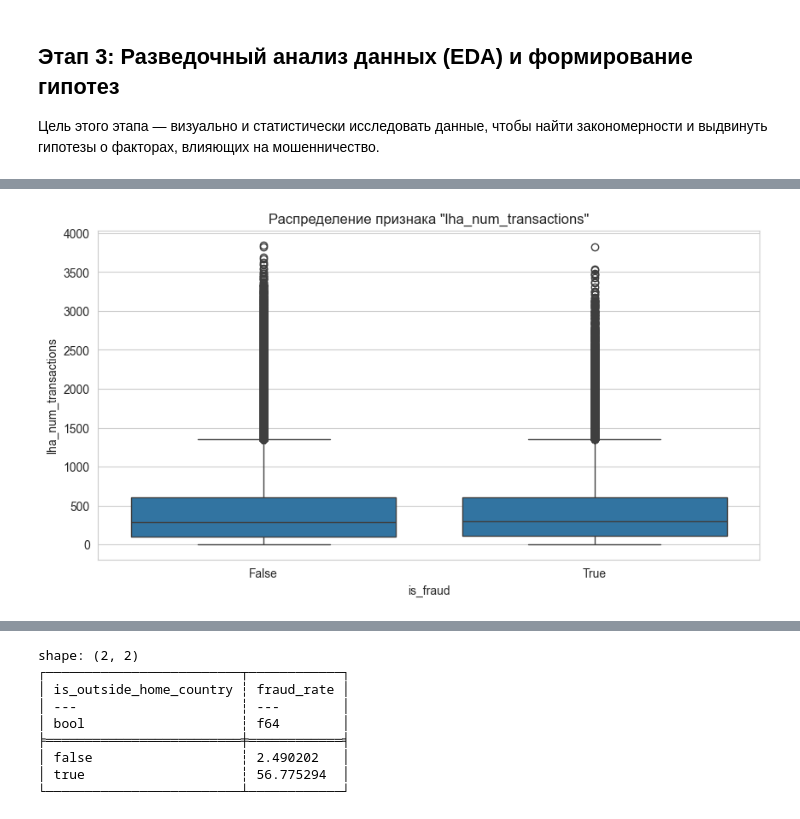
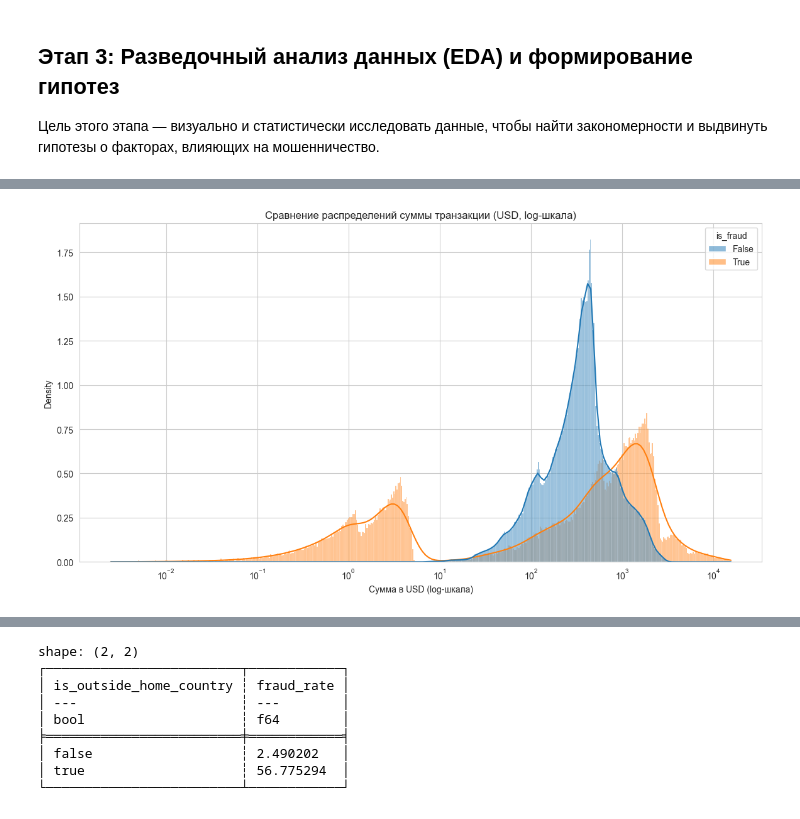
Before and after one commit to tw1nflame/itmo_analysis, a Jupyter notebook: final.ipynb, the cells around one changed output, grey strips where cells are left out. Drawn from its saved outputs; the diff is of its cells as text; code cells hidden in the pictures.

```diff
--- a/final.ipynb
+++ b/final.ipynb
@@ -148,64 +148,93 @@ shape: (5, 32)
 
 Цель этого этапа — визуально и статистически исследовать данные, чтобы найти закономерности и выдвинуть гипотезы о факторах, влияющих на мошенничество.
 # %%
+# Импортируем Plotly для улучшенных графиков
+import plotly.express as px
+import matplotlib.pyplot as plt
+import seaborn as sns
+
 # --- 3.1 Анализ целевой переменной is_fraud ---
+print("--- 3.1 Анализ целевой переменной ---")
 fraud_counts = df_full['is_fraud'].value_counts()
 fig_pie = px.pie(
     names=fraud_counts['is_fraud'],
     values=fraud_counts['count'],
-    title='Соотношение мошеннических и легитимных транзакций',
+    title='Соотношение мошеннических (True) и легитимных (False) транзакций',
     hole=0.3
 )
 fig_pie.update_traces(textposition='inside', textinfo='percent+label')
-# fig_pie.show()
+fig_pie.show()
+
 
 # --- 3.2 Анализ числовых признаков ---
+print("\n--- 3.2 Анализ числовых признаков ---")
+# Для ускорения визуализации будем использовать сэмпл данных
 df_sample_pd = df_full.sample(fraction=0.1, seed=42).to_pandas()
 
+# ВАШ ОРИГИНАЛЬНЫЙ ГРАФИК BOXPLOT (ВОССТАНОВЛЕН)
 plt.figure(figsize=(14, 7))
 sns.boxplot(data=df_sample_pd, x='is_fraud', y='amount_usd')
-plt.title('Распределение суммы транзакции (USD) для мошеннических и легитимных операций')
+plt.title('Распределение суммы транзакции (USD) для мошеннических и легитимных операций (Boxplot)')
 plt.yscale('log') # Используем логарифмическую шкалу из-за выбросов
-# plt.show()
+plt.show()
 
+# УЛУЧШЕННЫЙ ГРАФИК HISTPLOT ДЛЯ СРАВНЕНИЯ РАСПРЕДЕЛЕНИЙ
+plt.figure(figsize=(14, 7))
+sns.histplot(data=df_sample_pd, x='amount_usd', hue='is_fraud', kde=True,
+             common_norm=False, stat='density', log_scale=True)
+plt.title('Сравнение распределений суммы транзакции (USD, log-шкала)')
+plt.xlabel('Сумма в USD (log-шкала)')
+plt.show()
+
+# ВАШИ ОРИГИНАЛЬНЫЕ ГРАФИКИ LHA_FEATURES (ВОССТАНОВЛЕНЫ)
 lha_features = ['lha_num_transactions', 'lha_total_amount', 'lha_unique_merchants']
 for feature in lha_features:
     plt.figure(figsize=(10, 5))
     sns.boxplot(data=df_sample_pd, x='is_fraud', y=feature)
     plt.title(f'Распределение признака "{feature}"')
-    # plt.show()
+    plt.show()
+
 
 # --- 3.3 Анализ категориальных признаков ---
-def analyze_fraud_rate_by_category(df: pl.DataFrame, category_col: str, top_n: int = 15):
+print("\n--- 3.3 Анализ категориальных признаков ---")
+# --- УЛУЧШЕННАЯ ФУНКЦИЯ ДЛЯ ГРАФИКОВ ---
+def analyze_fraud_rate_by_category(df: pl.DataFrame, category_col: str, title: str):
+    """Вспомогательная функция для расчета и визуализации доли фрода по категориям с помощью Plotly."""
     fraud_rate = (
         df.group_by(category_col)
         .agg(
-            fraud_rate=(pl.col('is_fraud').mean() * 100),
-            total_transactions=pl.len()
+            fraud_rate=(pl.col('is_fraud').mean() * 100)
         )
         .sort('fraud_rate', descending=True)
-        .head(top_n)
     )
-    fraud_rate_pd = fraud_rate.to_pandas()
-    plt.figure(figsize=(12, 8))
-    ax = sns.barplot(
-        data=fraud_rate_pd,
+
+    fraud_rate_pd = fraud_rate.with_columns(
+        pl.col(category_col).cast(pl.Utf8)
+    ).to_pandas()
+
+    fig = px.bar(
+        fraud_rate_pd,
+        x='fraud_rate',
         y=category_col,
-        x='fraud_rate',
-        palette='viridis'
+        orientation='h',
+        title=title,
+        labels={'fraud_rate': 'Доля мошенничества, %', category_col: 'Категория'},
+        text='fraud_rate'
     )
-    ax.set_title(f'Доля мошенничества (%) по "{category_col}"')
-    ax.set_xlabel('Доля мошенничества, %')
-    ax.set_ylabel(category_col)
-    # plt.show()
 
-analyze_fraud_rate_by_category(df_full, 'vendor_category')
-analyze_fraud_rate_by_category(df_full, 'card_type')
-analyze_fraud_rate_by_category(df_full, 'channel')
-analyze_fraud_rate_by_category(df_full, 'country')
-analyze_fraud_rate_by_category(df_full, 'is_card_present')
+    fig.update_traces(texttemplate='%{text:.1f}%', textposition='outside')
+    fig.update_layout(yaxis={'categoryorder':'total ascending'})
+
+    fig.show()
+
+# Вызываем функцию для разных категорий
+analyze_fraud_rate_by_category(df_full, 'country', 'Доля мошенничества по странам')
+analyze_fraud_rate_by_category(df_full, 'vendor_category', 'Доля мошенничества по категориям продавцов')
+analyze_fraud_rate_by_category(df_full, 'card_type', 'Доля мошенничества по типам карт')
+
 
 # --- 3.4 Анализ временных признаков ---
+print("\n--- 3.4 Анализ временных признаков ---")
 fraud_by_hour = df_full.group_by('hour_of_day').agg(pl.mean('is_fraud').alias('fraud_rate')).sort('hour_of_day')
 fraud_by_hour_pd = fraud_by_hour.to_pandas()
 
@@ -216,6 +245,22 @@ plt.xlabel('Час дня')
 plt.ylabel('Доля мошенничества')
 plt.xticks(range(0, 24))
 plt.grid(True)
-# plt.show()
-print("Код для разведочного анализа готов к выполнению.")
+plt.show()
+
+
+# --- 3.5 Поиск утечек данных (Data Leakage) ---
+print("\n--- 3.5 Поиск утечек данных ---")
+print("Проверяем признаки, которые могут на 100% предсказывать результат.")
+
+# Вызываем функцию для `channel` и `is_card_present`
+analyze_fraud_rate_by_category(df_full, 'channel', 'Доля мошенничества по каналам (channel)')
+analyze_fraud_rate_by_category(df_full, 'is_card_present', 'Доля мошенничества по признаку присутствия карты (is_card_present)')
+
+# Дополнительно выводим сводную таблицу для подтверждения
+print("\nСводная таблица для 'channel' и 'is_fraud':")
+print(df_full.group_by(['channel', 'is_fraud']).len().sort('channel'))
+print("\nСводная таблица для 'is_card_present' и 'is_fraud':")
+print(df_full.group_by(['is_card_present', 'is_fraud']).len().sort('is_card_present'))
+
+print("\nВывод: Графики и таблицы подтверждают наличие утечки. 'channel=pos' и 'is_card_present=True' на 100% являются мошенническими. Эти признаки необходимо удалить.")
 # %% [output]
@@ -224 +271 @@ print("Код для разведочного анализа готов к вы
-[figure, old version]
+[figure, new version]
```
Also changed, not shown: parts of 4 cells of this notebook, 2 other files.
